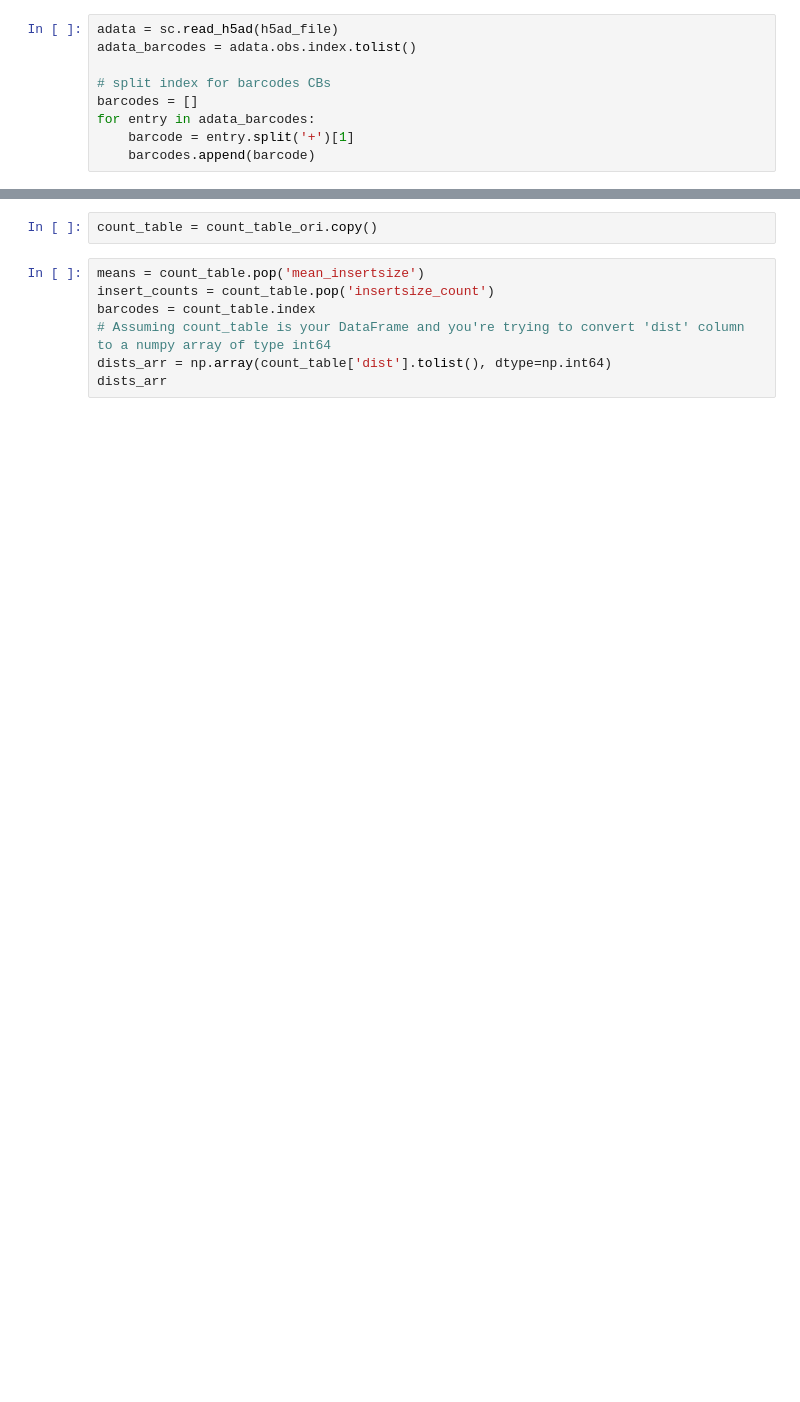
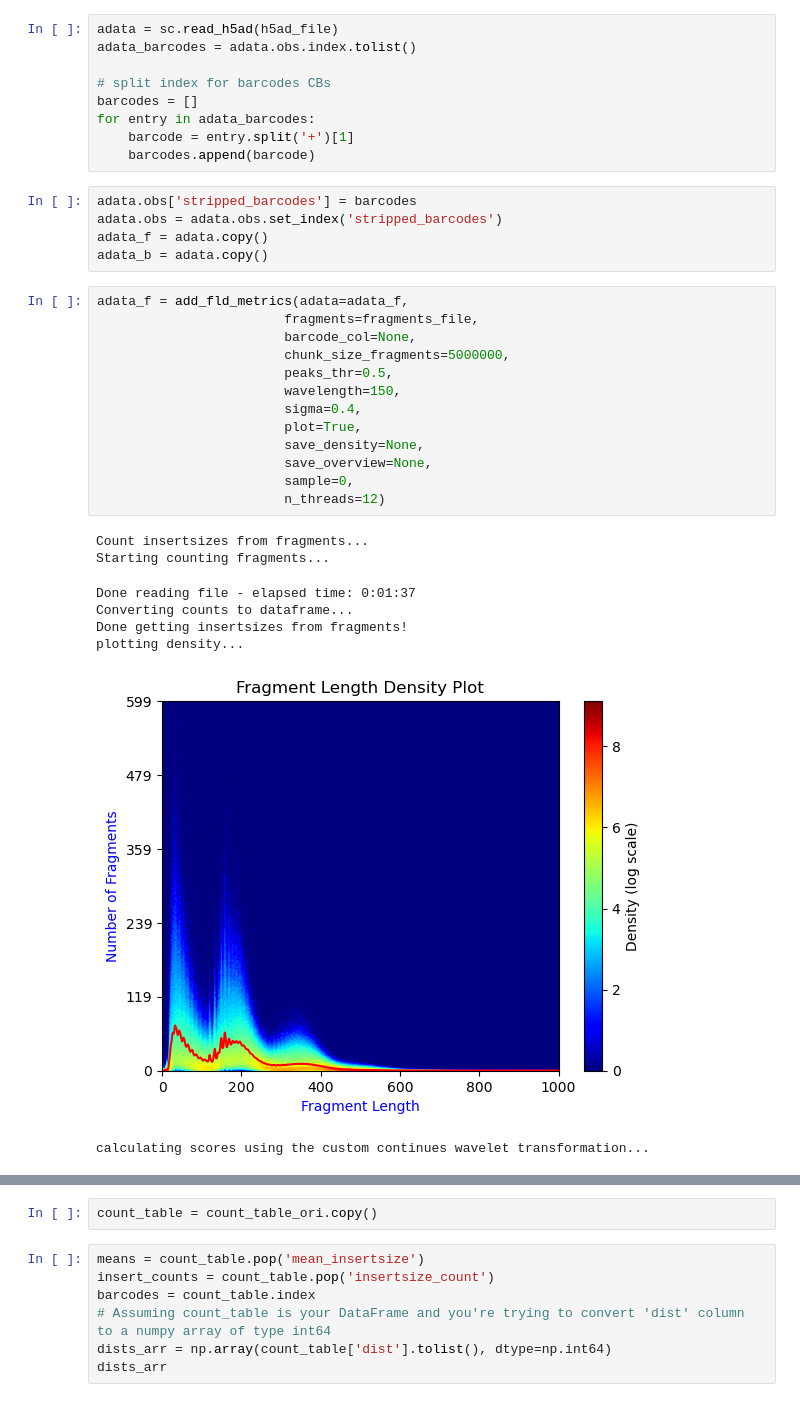
Before and after one commit to loosolab/PEAKQC, a Jupyter notebook: experimental/exp_fld_scoring.ipynb, the cells around one changed output, grey strips where cells are left out. Saved outputs shown, nothing was run; the diff lists cells and outputs as text; blank space fills up the shorter version.

```diff
--- a/experimental/exp_fld_scoring.ipynb
+++ b/experimental/exp_fld_scoring.ipynb
@@ -19,3 +20,30 @@ barcodes = []
 for entry in adata_barcodes:
     barcode = entry.split('+')[1]
     barcodes.append(barcode)
+# %%
+adata.obs['stripped_barcodes'] = barcodes
+adata.obs = adata.obs.set_index('stripped_barcodes')
+adata_f = adata.copy()
+adata_b = adata.copy()
+# %%
+adata_f = add_fld_metrics(adata=adata_f,
+                        fragments=fragments_file,
+                        barcode_col=None,
+                        chunk_size_fragments=5000000,
+                        peaks_thr=0.5,
+                        wavelength=150,
+                        sigma=0.4,
+                        plot=True,
+                        save_density=None,
+                        save_overview=None,
+                        sample=0,
+                        n_threads=12)
+# %% [output]
+Count insertsizes from fragments...
+Starting counting fragments...
+Done reading file - elapsed time: 0:01:37
+Converting counts to dataframe...
+Done getting insertsizes from fragments!
+plotting density...
+[figure, added]
+calculating scores using the custom continues wavelet transformation...
```
Also changed, not shown: parts of 14 cells of this notebook, 3 other files.
